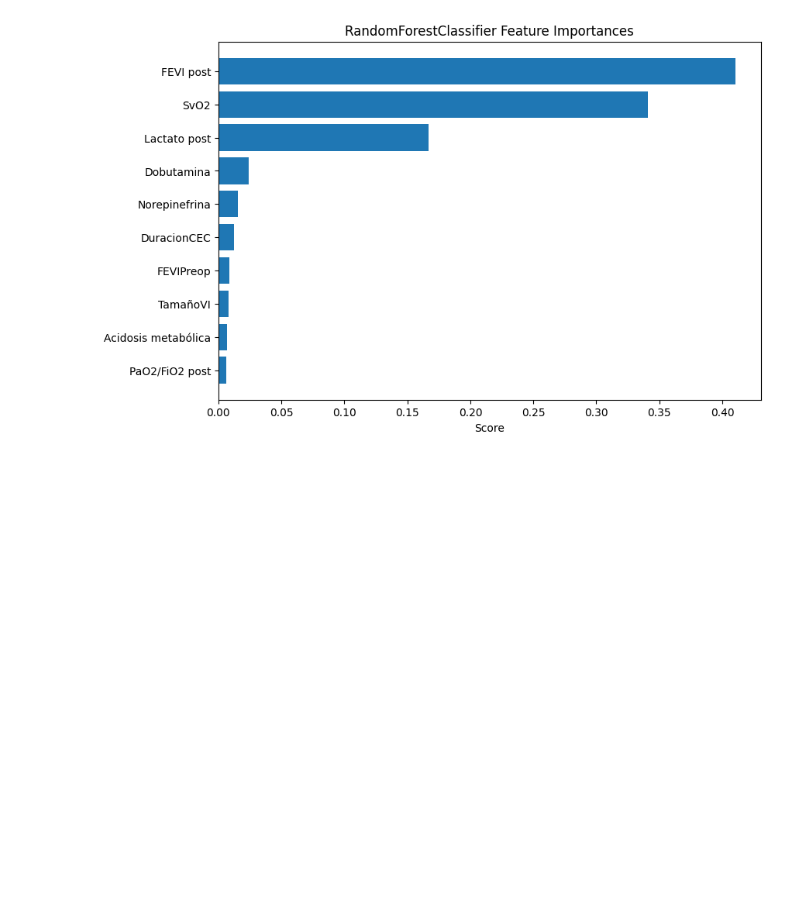
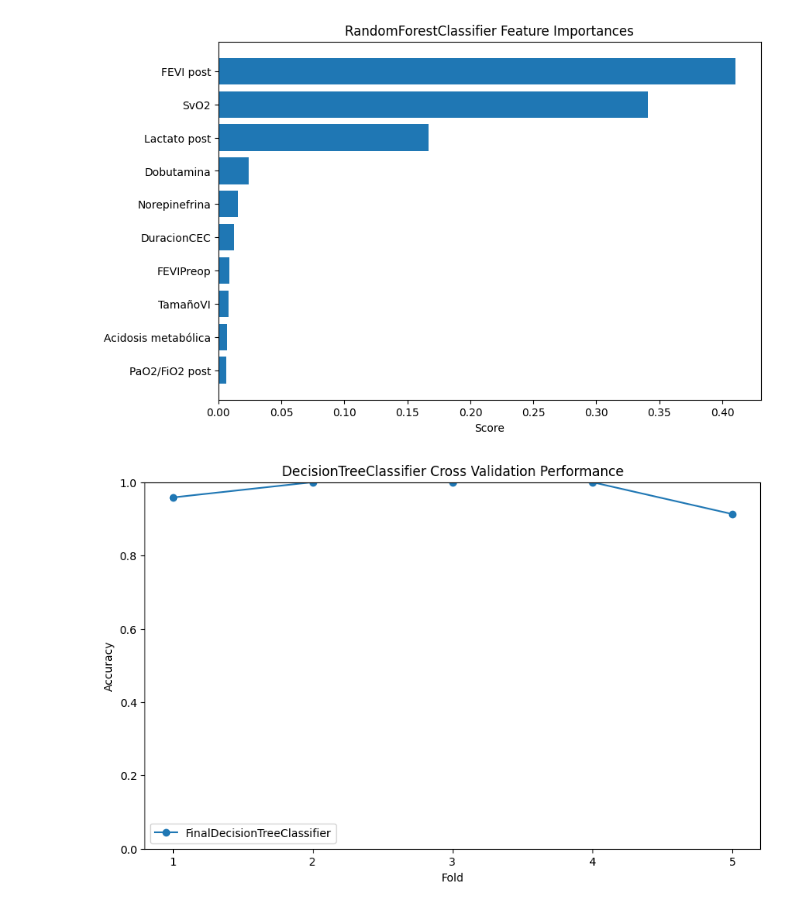
Before and after one commit to rxhdz/LCOS-Predictor, a Jupyter notebook: notebooks/03_model_evaluation.ipynb, the cells around one changed output. Saved outputs shown, nothing was run; the diff lists cells and outputs as text; code cells hidden in the pictures; blank space fills up the shorter version.

Commit message:
feat: include cross validation performance plots in model_evaluation notebook

```diff
--- a/notebooks/03_model_evaluation.ipynb
+++ b/notebooks/03_model_evaluation.ipynb
@@ -44,3 +44,7 @@ plot_feature_importances(dt_model, 'DecisionTreeClassifier Feature Importances',
 plot_feature_importances(rf_model, 'RandomForestClassifier Feature Importances', 1)
 # %% [output]
 [figure]
+# %%
+plot_cross_val_performance(dt_model, X, y, 'DecisionTreeClassifier Cross Validation Performance', 1)
+# %% [output]
+[figure, added]
```
Also changed, not shown: parts of 2 cells of this notebook, 1 other file.
